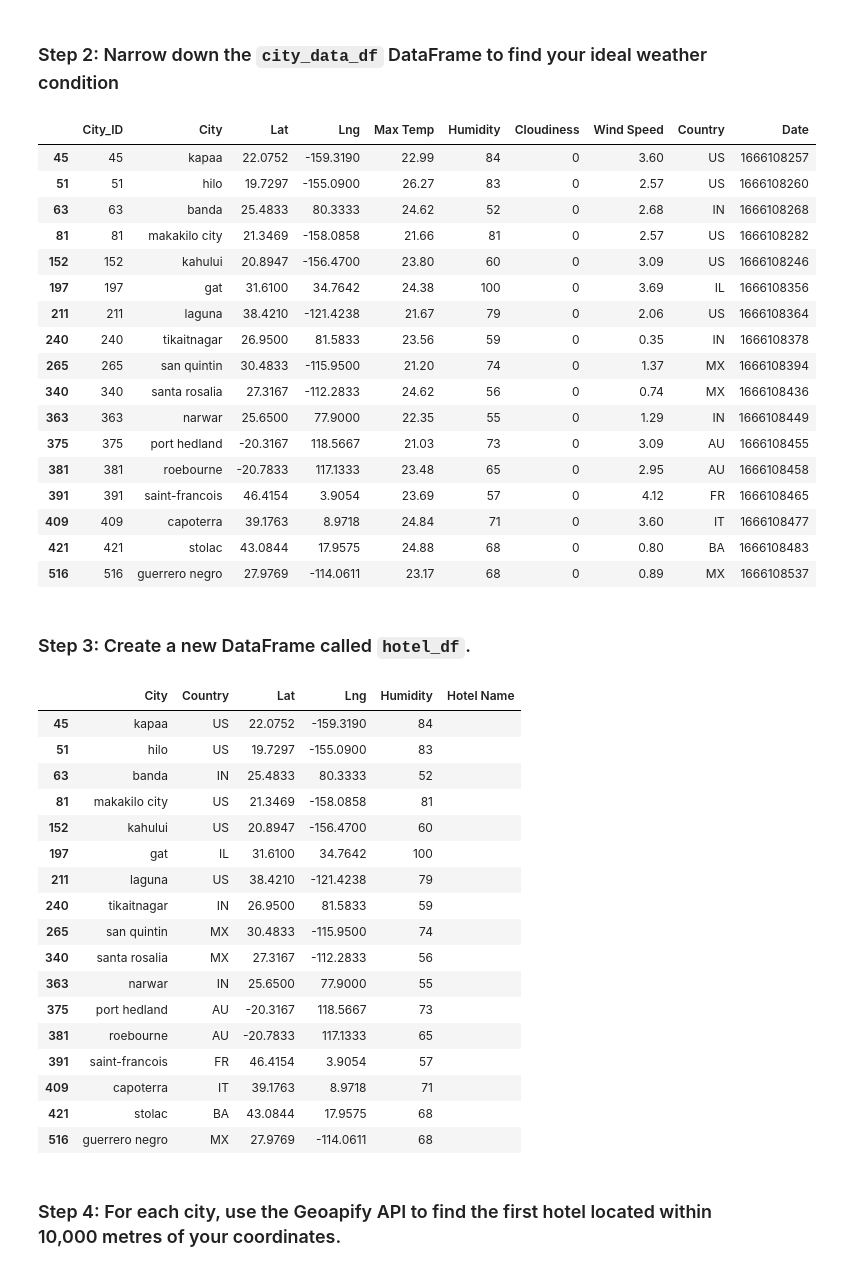
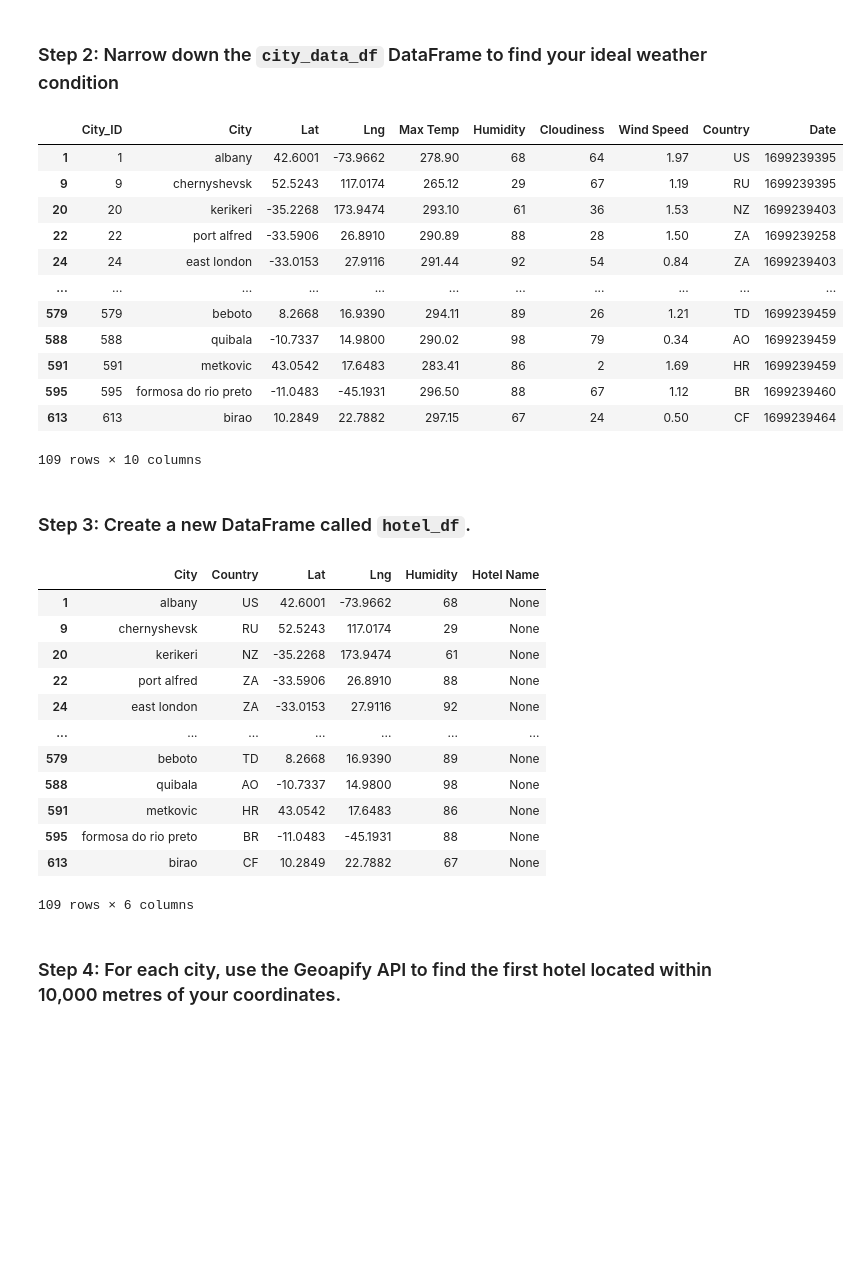
Before and after one commit to XimenaCasti/Python-API, a Jupyter notebook: COPYVacationPy.ipynb, the cells around one changed output. Saved outputs shown, nothing was run; the diff lists cells and outputs as text; code cells hidden in the pictures; blank space fills up the shorter version.

```diff
--- a/COPYVacationPy.ipynb
+++ b/COPYVacationPy.ipynb
@@ -42,62 +48,53 @@ city_data_df.head()
 ### Step 2: Narrow down the `city_data_df` DataFrame to find your ideal weather condition
 # %%
 # Narrow down cities that fit criteria and drop any results with null values
-# YOUR CODE HERE
+
+Perfect_weather = city_data_df[(city_data_df["Cloudiness"] <= 80) & (city_data_df["Max Temp"] <= 300) & (city_data_df["Wind Speed"] < 2)]
 
 # Drop any rows with null values
-# YOUR CODE HERE
+Perfect_weather = Perfect_weather.dropna()
 
 # Display sample data
-# YOUR CODE HERE
+Perfect_weather
 # %% [output]
 |  | City_ID | City | Lat | Lng | Max Temp | Humidity | Cloudiness | Wind Speed | Country | Date |
-| 45 | 45 | kapaa | 22.0752 | -159.3190 | 22.99 | 84 | 0 | 3.60 | US | 1666108257 |
-| 51 | 51 | hilo | 19.7297 | -155.0900 | 26.27 | 83 | 0 | 2.57 | US | 1666108260 |
-| 63 | 63 | banda | 25.4833 | 80.3333 | 24.62 | 52 | 0 | 2.68 | IN | 1666108268 |
-| 81 | 81 | makakilo city | 21.3469 | -158.0858 | 21.66 | 81 | 0 | 2.57 | US | 1666108282 |
-| 152 | 152 | kahului | 20.8947 | -156.4700 | 23.80 | 60 | 0 | 3.09 | US | 1666108246 |
-| 197 | 197 | gat | 31.6100 | 34.7642 | 24.38 | 100 | 0 | 3.69 | IL | 1666108356 |
-| 211 | 211 | laguna | 38.4210 | -121.4238 | 21.67 | 79 | 0 | 2.06 | US | 1666108364 |
-| 240 | 240 | tikaitnagar | 26.9500 | 81.5833 | 23.56 | 59 | 0 | 0.35 | IN | 1666108378 |
-| 265 | 265 | san quintin | 30.4833 | -115.9500 | 21.20 | 74 | 0 | 1.37 | MX | 1666108394 |
-| 340 | 340 | santa rosalia | 27.3167 | -112.2833 | 24.62 | 56 | 0 | 0.74 | MX | 1666108436 |
-| 363 | 363 | narwar | 25.6500 | 77.9000 | 22.35 | 55 | 0 | 1.29 | IN | 1666108449 |
-| 375 | 375 | port hedland | -20.3167 | 118.5667 | 21.03 | 73 | 0 | 3.09 | AU | 1666108455 |
-| 381 | 381 | roebourne | -20.7833 | 117.1333 | 23.48 | 65 | 0 | 2.95 | AU | 1666108458 |
-| 391 | 391 | saint-francois | 46.4154 | 3.9054 | 23.69 | 57 | 0 | 4.12 | FR | 1666108465 |
-| 409 | 409 | capoterra | 39.1763 | 8.9718 | 24.84 | 71 | 0 | 3.60 | IT | 1666108477 |
-| 421 | 421 | stolac | 43.0844 | 17.9575 | 24.88 | 68 | 0 | 0.80 | BA | 1666108483 |
-| 516 | 516 | guerrero negro | 27.9769 | -114.0611 | 23.17 | 68 | 0 | 0.89 | MX | 1666108537 |
+| 1 | 1 | albany | 42.6001 | -73.9662 | 278.90 | 68 | 64 | 1.97 | US | 1699239395 |
+| 9 | 9 | chernyshevsk | 52.5243 | 117.0174 | 265.12 | 29 | 67 | 1.19 | RU | 1699239395 |
+| 20 | 20 | kerikeri | -35.2268 | 173.9474 | 293.10 | 61 | 36 | 1.53 | NZ | 1699239403 |
+| 22 | 22 | port alfred | -33.5906 | 26.8910 | 290.89 | 88 | 28 | 1.50 | ZA | 1699239258 |
+| 24 | 24 | east london | -33.0153 | 27.9116 | 291.44 | 92 | 54 | 0.84 | ZA | 1699239403 |
+| ... | ... | ... | ... | ... | ... | ... | ... | ... | ... | ... |
+| 579 | 579 | beboto | 8.2668 | 16.9390 | 294.11 | 89 | 26 | 1.21 | TD | 1699239459 |
+| 588 | 588 | quibala | -10.7337 | 14.9800 | 290.02 | 98 | 79 | 0.34 | AO | 1699239459 |
+| 591 | 591 | metkovic | 43.0542 | 17.6483 | 283.41 | 86 | 2 | 1.69 | HR | 1699239459 |
+| 595 | 595 | formosa do rio preto | -11.0483 | -45.1931 | 296.50 | 88 | 67 | 1.12 | BR | 1699239460 |
+| 613 | 613 | birao | 10.2849 | 22.7882 | 297.15 | 67 | 24 | 0.50 | CF | 1699239464 |
+109 rows × 10 columns
 # %% [markdown]
 ### Step 3: Create a new DataFrame called `hotel_df`.
 # %%
 # Use the Pandas copy function to create DataFrame called hotel_df to store the city, country, coordinates, and humidity
-# YOUR CODE HERE
+hotel_df = Perfect_weather[['City', 'Country',"Lat","Lng","Humidity"]].copy(deep=True)
 
 # Add an empty column, "Hotel Name," to the DataFrame so you can store the hotel found using the Geoapify API
-# YOUR CODE HERE
-
+hotel_df['Hotel Name'] = ""
+hotel_df
 # Display sample data
 # YOUR CODE HERE
 # %% [output]
 |  | City | Country | Lat | Lng | Humidity | Hotel Name |
-| 45 | kapaa | US | 22.0752 | -159.3190 | 84 |  |
-| 51 | hilo | US | 19.7297 | -155.0900 | 83 |  |
-| 63 | banda | IN | 25.4833 | 80.3333 | 52 |  |
-| 81 | makakilo city | US | 21.3469 | -158.0858 | 81 |  |
-| 152 | kahului | US | 20.8947 | -156.4700 | 60 |  |
-| 197 | gat | IL | 31.6100 | 34.7642 | 100 |  |
-| 211 | laguna | US | 38.4210 | -121.4238 | 79 |  |
-| 240 | tikaitnagar | IN | 26.9500 | 81.5833 | 59 |  |
-| 265 | san quintin | MX | 30.4833 | -115.9500 | 74 |  |
-| 340 | santa rosalia | MX | 27.3167 | -112.2833 | 56 |  |
-| 363 | narwar | IN | 25.6500 | 77.9000 | 55 |  |
-| 375 | port hedland | AU | -20.3167 | 118.5667 | 73 |  |
-| 381 | roebourne | AU | -20.7833 | 117.1333 | 65 |  |
-| 391 | saint-francois | FR | 46.4154 | 3.9054 | 57 |  |
-| 409 | capoterra | IT | 39.1763 | 8.9718 | 71 |  |
-| 421 | stolac | BA | 43.0844 | 17.9575 | 68 |  |
-| 516 | guerrero negro | MX | 27.9769 | -114.0611 | 68 |  |
+| 1 | albany | US | 42.6001 | -73.9662 | 68 | None |
+| 9 | chernyshevsk | RU | 52.5243 | 117.0174 | 29 | None |
+| 20 | kerikeri | NZ | -35.2268 | 173.9474 | 61 | None |
+| 22 | port alfred | ZA | -33.5906 | 26.8910 | 88 | None |
+| 24 | east london | ZA | -33.0153 | 27.9116 | 92 | None |
+| ... | ... | ... | ... | ... | ... | ... |
+| 579 | beboto | TD | 8.2668 | 16.9390 | 89 | None |
+| 588 | quibala | AO | -10.7337 | 14.9800 | 98 | None |
+| 591 | metkovic | HR | 43.0542 | 17.6483 | 86 | None |
+| 595 | formosa do rio preto | BR | -11.0483 | -45.1931 | 88 | None |
+| 613 | birao | CF | 10.2849 | 22.7882 | 67 | None |
+109 rows × 6 columns
 # %% [markdown]
 ### Step 4: For each city, use the Geoapify API to find the first hotel located within 10,000 metres of your coordinates.
 # %%
```
Also changed, not shown: parts of 1 cell of this notebook, 10 other files.
